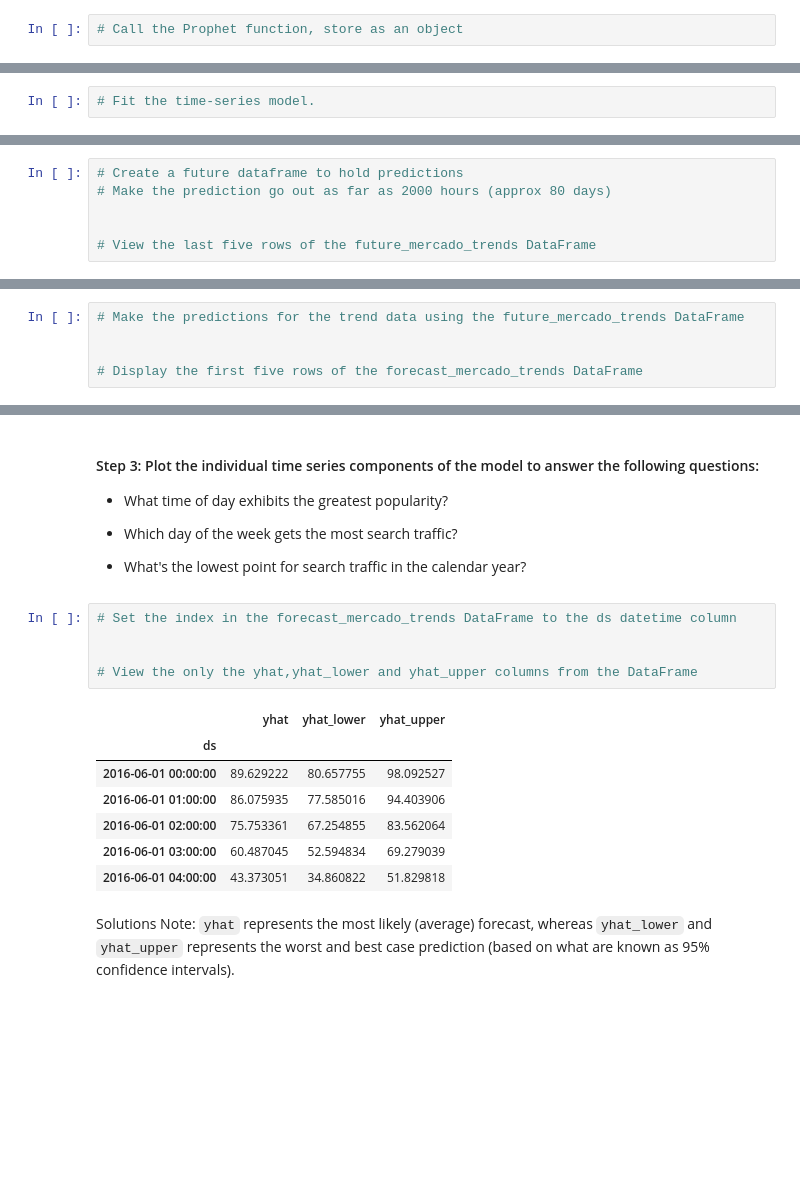
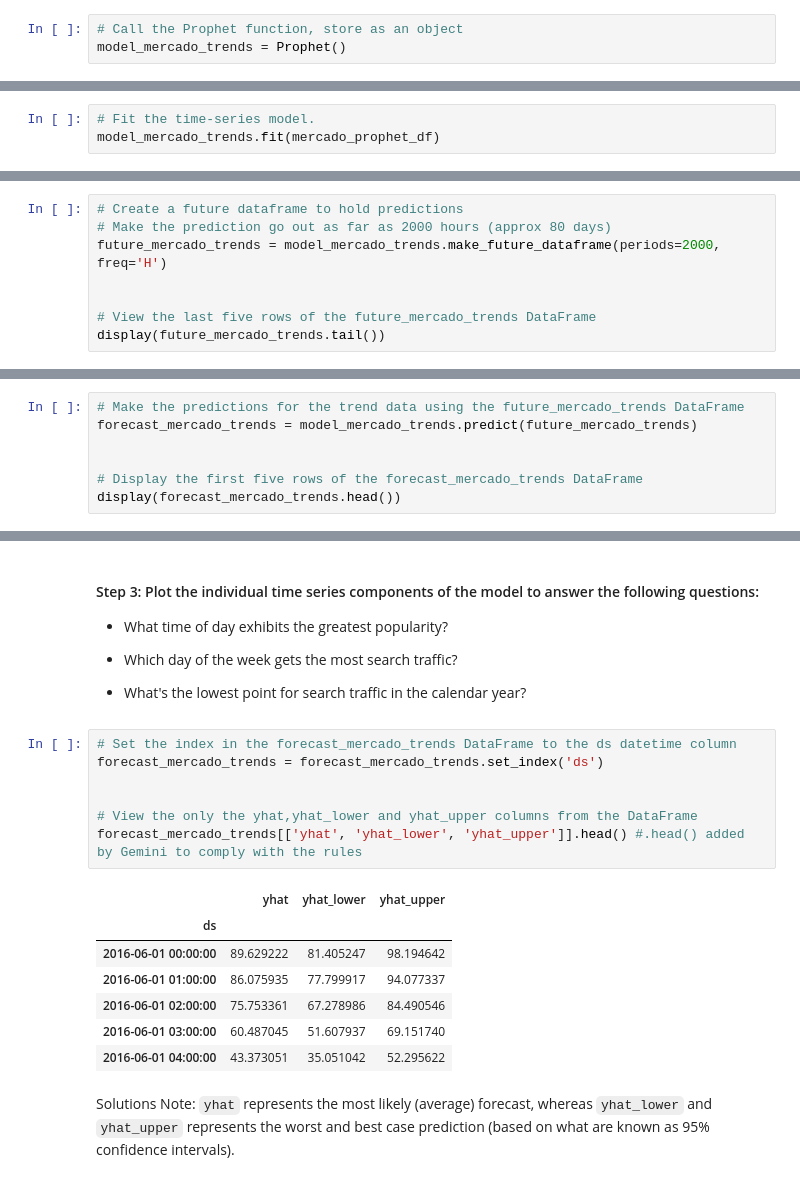
Before and after one commit to Doobles1989/prophet-challenge, a Jupyter notebook: Copy_of_forecasting_net_prophet.ipynb, the cells around one changed output, grey strips where cells are left out. Drawn from its saved outputs; the diff is of its cells as text; blank space fills up the shorter version.

```diff
--- a/Copy_of_forecasting_net_prophet.ipynb
+++ b/Copy_of_forecasting_net_prophet.ipynb
@@ -403,2 +414,3 @@ NameError: name 'df_mercado_trends' is not defined
 # %%
 # Call the Prophet function, store as an object
+model_mercado_trends = Prophet()
@@ -407,3 +417,4 @@ NameError: name 'df_mercado_trends' is not defined
 # %%
 # Fit the time-series model.
+model_mercado_trends.fit(mercado_prophet_df)
 # %% [output]
@@ -420,9 +431,11 @@ INFO:cmdstanpy:Chain [1] done processing
 # %%
 # Create a future dataframe to hold predictions
 # Make the prediction go out as far as 2000 hours (approx 80 days)
+future_mercado_trends = model_mercado_trends.make_future_dataframe(periods=2000, freq='H')
 
 
 # View the last five rows of the future_mercado_trends DataFrame
+display(future_mercado_trends.tail())
 # %% [output]
 |  | ds |
 | 39101 | 2020-11-30 04:00:00 |
@@ -432,8 +445,10 @@ INFO:cmdstanpy:Chain [1] done processing
 | 39105 | 2020-11-30 08:00:00 |
 # %%
 # Make the predictions for the trend data using the future_mercado_trends DataFrame
+forecast_mercado_trends = model_mercado_trends.predict(future_mercado_trends)
 
 
 # Display the first five rows of the forecast_mercado_trends DataFrame
+display(forecast_mercado_trends.head())
 # %% [output]
 |  | ds | trend | yhat_lower | yhat_upper | trend_lower | trend_upper | additive_terms | ... |
@@ -466,17 +482,19 @@ INFO:cmdstanpy:Chain [1] done processing
 * What's the lowest point for search traffic in the calendar year?
 # %%
 # Set the index in the forecast_mercado_trends DataFrame to the ds datetime column
+forecast_mercado_trends = forecast_mercado_trends.set_index('ds')
 
 
 # View the only the yhat,yhat_lower and yhat_upper columns from the DataFrame
+forecast_mercado_trends[['yhat', 'yhat_lower', 'yhat_upper']].head() #.head() added by Gemini to comply with the rules
 # %% [output]
 |  | yhat | yhat_lower | yhat_upper |
 | ds |  |  |  |
-| 2016-06-01 00:00:00 | 89.629222 | 80.657755 | 98.092527 |
-| 2016-06-01 01:00:00 | 86.075935 | 77.585016 | 94.403906 |
-| 2016-06-01 02:00:00 | 75.753361 | 67.254855 | 83.562064 |
-| 2016-06-01 03:00:00 | 60.487045 | 52.594834 | 69.279039 |
-| 2016-06-01 04:00:00 | 43.373051 | 34.860822 | 51.829818 |
+| 2016-06-01 00:00:00 | 89.629222 | 81.405247 | 98.194642 |
+| 2016-06-01 01:00:00 | 86.075935 | 77.799917 | 94.077337 |
+| 2016-06-01 02:00:00 | 75.753361 | 67.278986 | 84.490546 |
+| 2016-06-01 03:00:00 | 60.487045 | 51.607937 | 69.151740 |
+| 2016-06-01 04:00:00 | 43.373051 | 35.051042 | 52.295622 |
 # %% [markdown]
 Solutions Note: `yhat` represents the most likely (average) forecast, whereas `yhat_lower` and `yhat_upper` represents the worst and best case prediction (based on what are known as 95% confidence intervals).
 # %%
```
Also changed, not shown: parts of 15 cells of this notebook.
